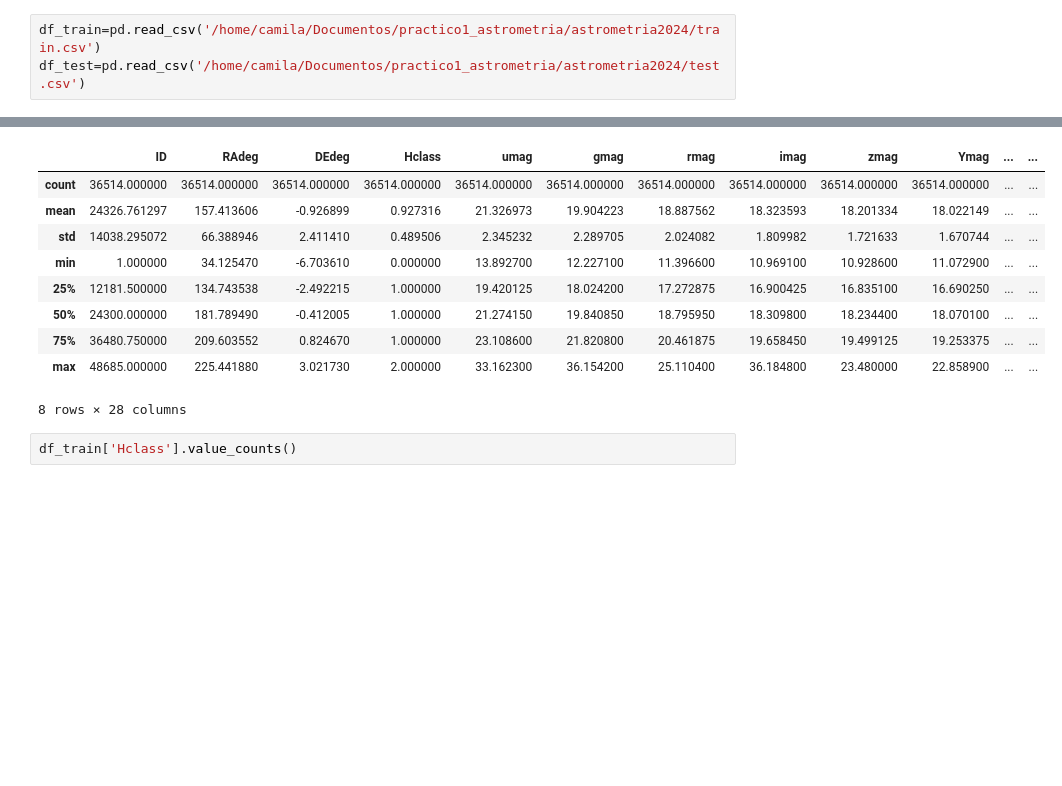
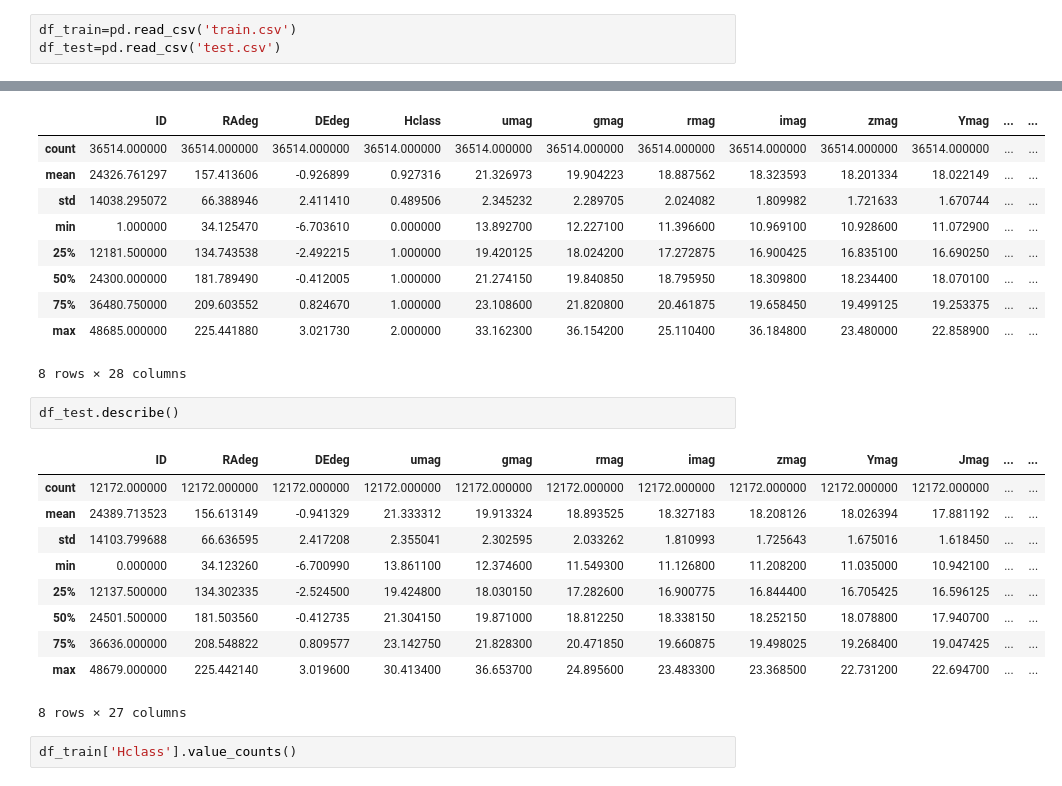
Before and after one commit to Cami-hormaeche/Astrometria2024, a Jupyter notebook: practico5/competencia.ipynb, the cells around one changed output, grey strips where cells are left out. Drawn from its saved outputs; the diff is of its cells as text; blank space fills up the shorter version.

```diff
--- a/practico5/competencia.ipynb
+++ b/practico5/competencia.ipynb
@@ -4,8 +4,8 @@
 import pandas as pd
 import seaborn as sns
 # %%
-df_train=pd.read_csv('/home/camila/Documentos/practico1_astrometria/astrometria2024/train.csv')
-df_test=pd.read_csv('/home/camila/Documentos/practico1_astrometria/astrometria2024/test.csv')
+df_train=pd.read_csv('train.csv')
+df_test=pd.read_csv('test.csv')
 # %%
 df_train.shape
 # %% [output]
@@ -43,6 +43,19 @@ df_train.describe()
 | 75% | 36480.750000 | 209.603552 | 0.824670 | 1.000000 | 23.108600 | 21.820800 | 20.461875 | 19.658450 | 19.499125 | 19.253375 | ... | ... |
 | max | 48685.000000 | 225.441880 | 3.021730 | 2.000000 | 33.162300 | 36.154200 | 25.110400 | 36.184800 | 23.480000 | 22.858900 | ... | ... |
 8 rows × 28 columns
+# %%
+df_test.describe()
+# %% [output]
+|  | ID | RAdeg | DEdeg | umag | gmag | rmag | imag | zmag | Ymag | Jmag | ... | ... |
+| count | 12172.000000 | 12172.000000 | 12172.000000 | 12172.000000 | 12172.000000 | 12172.000000 | 12172.000000 | 12172.000000 | 12172.000000 | 12172.000000 | ... | ... |
+| mean | 24389.713523 | 156.613149 | -0.941329 | 21.333312 | 19.913324 | 18.893525 | 18.327183 | 18.208126 | 18.026394 | 17.881192 | ... | ... |
+| std | 14103.799688 | 66.636595 | 2.417208 | 2.355041 | 2.302595 | 2.033262 | 1.810993 | 1.725643 | 1.675016 | 1.618450 | ... | ... |
+| min | 0.000000 | 34.123260 | -6.700990 | 13.861100 | 12.374600 | 11.549300 | 11.126800 | 11.208200 | 11.035000 | 10.942100 | ... | ... |
+| 25% | 12137.500000 | 134.302335 | -2.524500 | 19.424800 | 18.030150 | 17.282600 | 16.900775 | 16.844400 | 16.705425 | 16.596125 | ... | ... |
+| 50% | 24501.500000 | 181.503560 | -0.412735 | 21.304150 | 19.871000 | 18.812250 | 18.338150 | 18.252150 | 18.078800 | 17.940700 | ... | ... |
+| 75% | 36636.000000 | 208.548822 | 0.809577 | 23.142750 | 21.828300 | 20.471850 | 19.660875 | 19.498025 | 19.268400 | 19.047425 | ... | ... |
+| max | 48679.000000 | 225.442140 | 3.019600 | 30.413400 | 36.653700 | 24.895600 | 23.483300 | 23.368500 | 22.731200 | 22.694700 | ... | ... |
+8 rows × 27 columns
 # %%
 df_train['Hclass'].value_counts()
 # %% [output]
```
Also changed, not shown: parts of 5 cells of this notebook.
